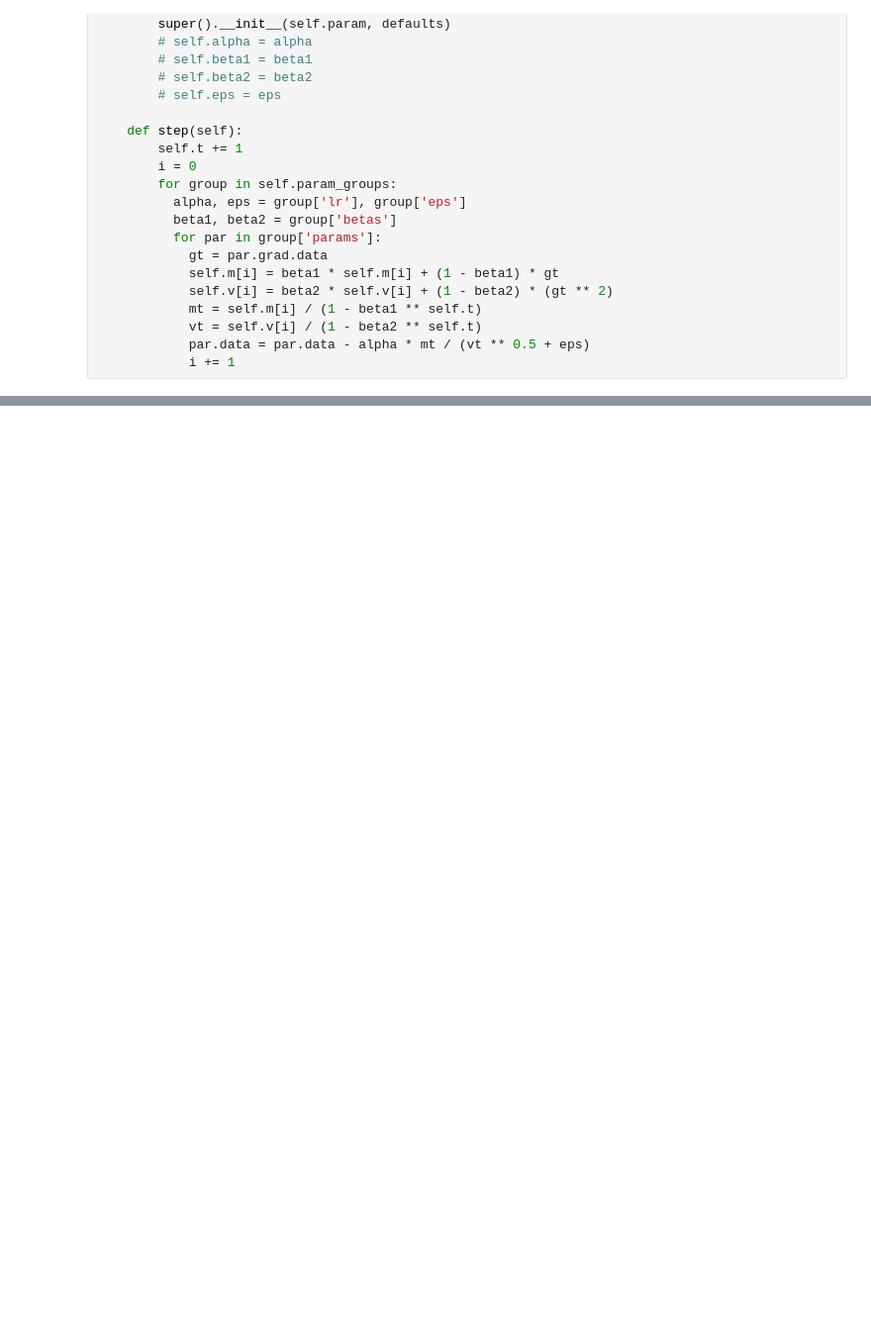
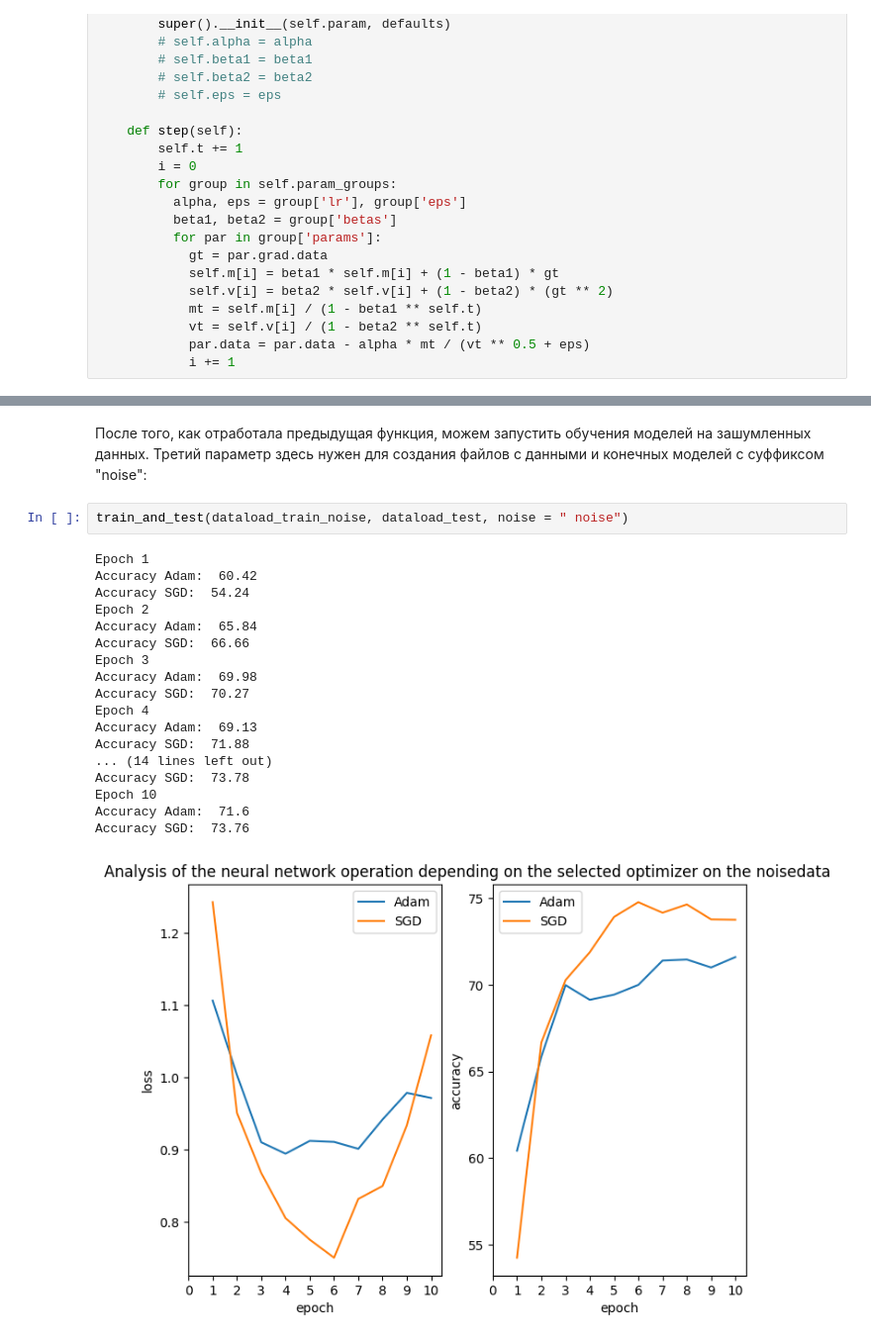
Before and after one commit to MorozovKirill2005/SP_testing_task, a Jupyter notebook: SP_testing_task.ipynb, the cells around one changed output, grey strips where cells are left out. Shown: that part at 99% size. Drawn from its saved outputs; the diff is of its cells as text; blank space fills up the shorter version.

```diff
--- a/SP_testing_task.ipynb
+++ b/SP_testing_task.ipynb
@@ -215,0 +235,23 @@ torch.save(model_sgd, 'model_sgd.pth')
+# %% [markdown]
+После того, как отработала предыдущая функция, можем запустить обучения моделей на зашумленных данных. Третий параметр здесь нужен для создания файлов с данными и конечных моделей с суффиксом "noise":
+# %%
+train_and_test(dataload_train_noise, dataload_test, noise = " noise")
+# %% [output]
+Epoch 1
+Accuracy Adam:  60.42
+Accuracy SGD:  54.24
+Epoch 2
+Accuracy Adam:  65.84
+Accuracy SGD:  66.66
+Epoch 3
+Accuracy Adam:  69.98
+Accuracy SGD:  70.27
+Epoch 4
+Accuracy Adam:  69.13
+Accuracy SGD:  71.88
+... (14 lines left out)
+Accuracy SGD:  73.78
+Epoch 10
+Accuracy Adam:  71.6
+Accuracy SGD:  73.76
+[figure, added]
```
Also changed, not shown: parts of 44 cells of this notebook, 11 other files.
